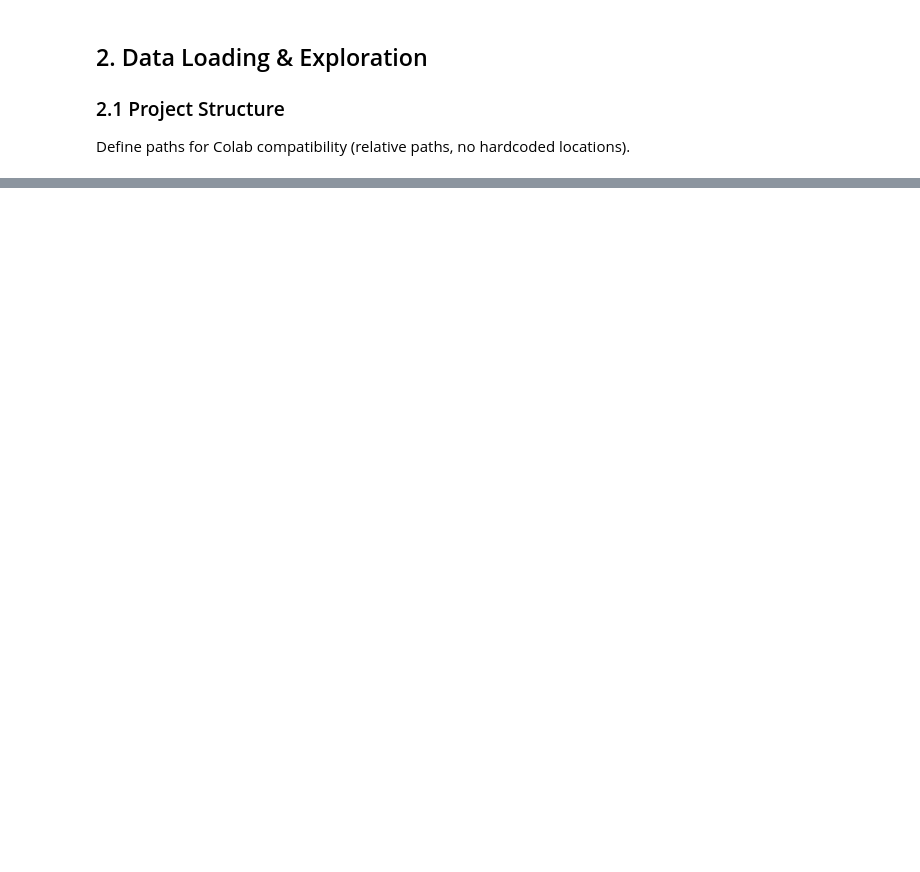
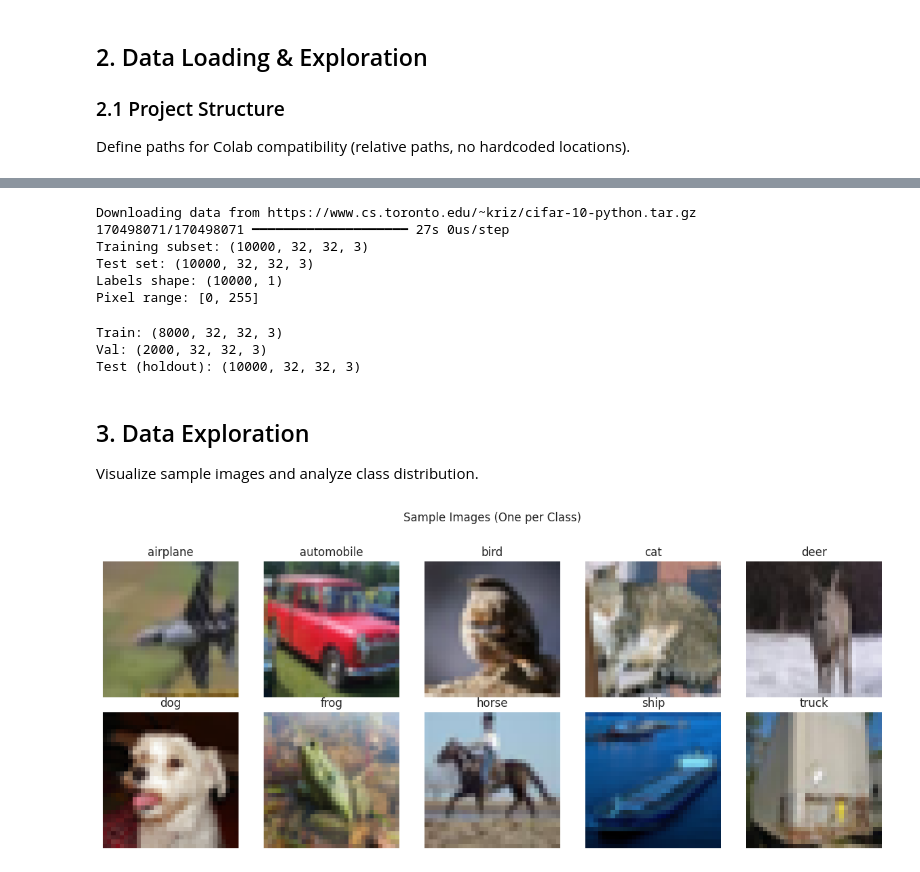
Before and after one commit to albertodiazdurana/computer_vision, a Jupyter notebook: notebooks/cifar10_classification.ipynb, the cells around one changed output, grey strips where cells are left out. Saved outputs shown, nothing was run; the diff lists cells and outputs as text; code cells hidden in the pictures; blank space fills up the shorter version.

```diff
--- a/notebooks/cifar10_classification.ipynb
+++ b/notebooks/cifar10_classification.ipynb
@@ -98,0 +138,61 @@ Define paths for Colab compatibility (relative paths, no hardcoded locations).
+# %%
+# Load CIFAR-10 dataset
+(x_train_full, y_train_full), (x_test, y_test) = tf.keras.datasets.cifar10.load_data()
+
+# Use 10K subset for training (as per project plan)
+x_train_subset = x_train_full[:10000]
+y_train_subset = y_train_full[:10000]
+
+# Class names for CIFAR-10
+CLASS_NAMES = ['airplane', 'automobile', 'bird', 'cat', 'deer',
+               'dog', 'frog', 'horse', 'ship', 'truck']
+
+print(f"Training subset: {x_train_subset.shape}")
+print(f"Test set: {x_test.shape}")
+print(f"Labels shape: {y_train_subset.shape}")
+print(f"Pixel range: [{x_train_subset.min()}, {x_train_subset.max()}]")
+# %% [output]
+Downloading data from https://www.cs.toronto.edu/~kriz/cifar-10-python.tar.gz
+170498071/170498071 ━━━━━━━━━━━━━━━━━━━━ 27s 0us/step
+Training subset: (10000, 32, 32, 3)
+Test set: (10000, 32, 32, 3)
+Labels shape: (10000, 1)
+Pixel range: [0, 255]
+# %%
+from sklearn.model_selection import train_test_split
+
+# Stratified split: 80% train, 20% validation
+x_train, x_val, y_train, y_val = train_test_split(
+    x_train_subset, y_train_subset,
+    test_size=0.2,
+    stratify=y_train_subset,
+    random_state=42
+)
+
+print(f"Train: {x_train.shape}")
+print(f"Val: {x_val.shape}")
+print(f"Test (holdout): {x_test.shape}")
+# %% [output]
+Train: (8000, 32, 32, 3)
+Val: (2000, 32, 32, 3)
+Test (holdout): (10000, 32, 32, 3)
+# %% [markdown]
+## 3. Data Exploration
+Visualize sample images and analyze class distribution.
+# %%
+import matplotlib.pyplot as plt
+import numpy as np
+
+# Display sample images (one per class)
+fig, axes = plt.subplots(2, 5, figsize=(12, 5))
+for i, ax in enumerate(axes.flat):
+    idx = np.where(y_train.flatten() == i)[0][0]
+    ax.imshow(x_train[idx])
+    ax.set_title(CLASS_NAMES[i])
+    ax.axis('off')
+plt.suptitle('Sample Images (One per Class)', y=1.02)
+plt.tight_layout()
+plt.savefig(PATHS['figures'] / 'sample_images.png', dpi=150, bbox_inches='tight')
+plt.show()
+# %% [output]
+[figure, added]
```
Also changed, not shown: parts of 13 cells of this notebook, 1 other file.
